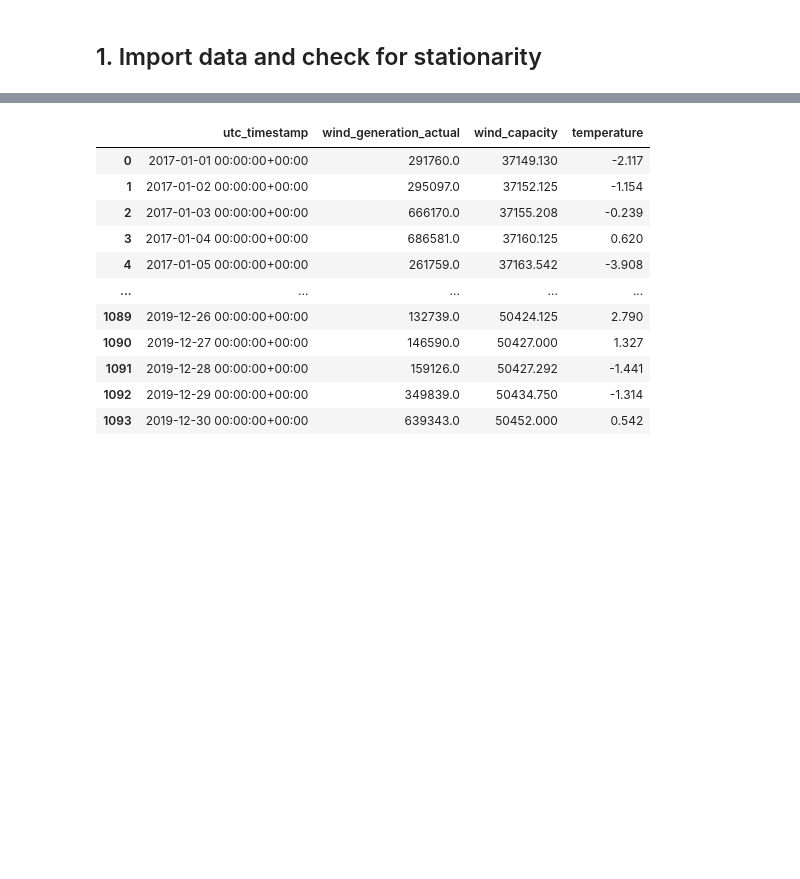
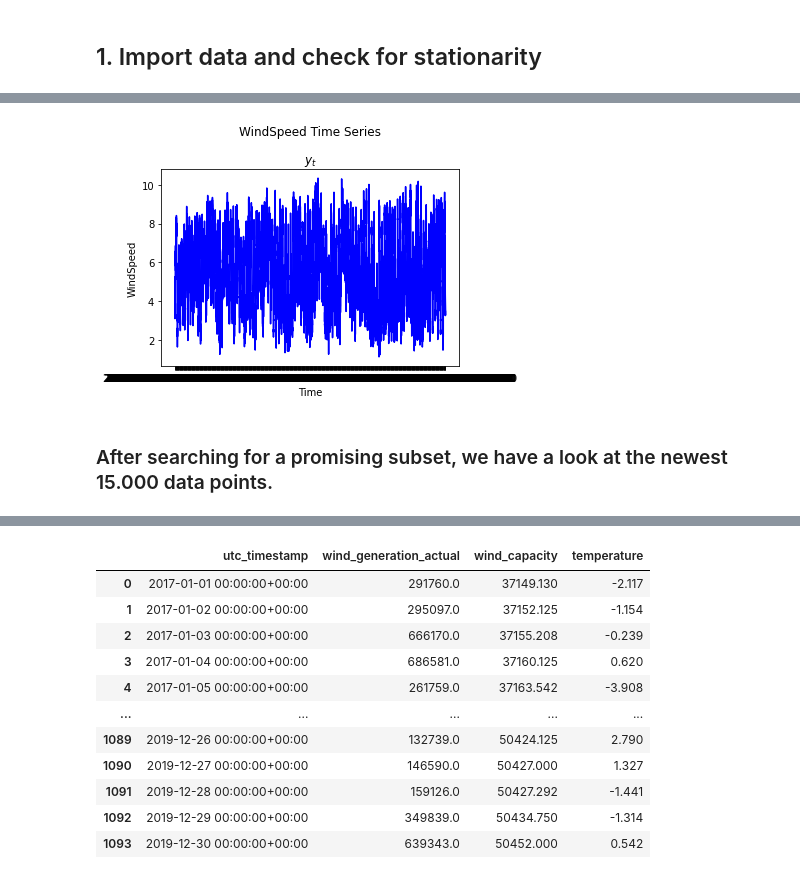
Before and after one commit to NiklasSabel/Industrial-Applications-of-Artificial-Intelligence, a Jupyter notebook: notebooks/Primary sector/Primary sector.ipynb, the cells around one changed output, grey strips where cells are left out. Cells and saved outputs as stored; diff of their text form; code cells hidden in the pictures; blank space fills up the shorter version.

```diff
--- a/notebooks/Primary sector/Primary sector.ipynb
+++ b/notebooks/Primary sector/Primary sector.ipynb
@@ -112,0 +225,23 @@ f.show()
+# %%
+# we select a promising subset out of the data by focusing on newer time intervalls, where data does not have to be imputed via mean
+input_df = df_turbine_cor[df_turbine_cor['timestamp'] > '2019-12-17 00:00:00+00:00']
+# %%
+y = input_df['WindSpeed'].values
+x = input_df['timestamp'].values
+# %%
+fig, axes = plt.subplots()
+title = '$y_t$'
+
+# plot data with different orders of differencing and tranformations
+# make sure to choose appropriate settings for KPSS and ADF tests
+axes.plot(x, y, color='b')
+axes.set_xticks(x[::20])
+axes.set_title(title)
+axes.set_xlabel('Time')
+axes.set_ylabel('WindSpeed')
+fig.suptitle('WindSpeed Time Series')
+fig.tight_layout()
+# %% [output]
+[figure, added]
+# %% [markdown]
+### After searching for a promising subset, we have a look at the newest 15.000 data points.
```
Also changed, not shown: parts of 53 cells of this notebook, 1 other file.
